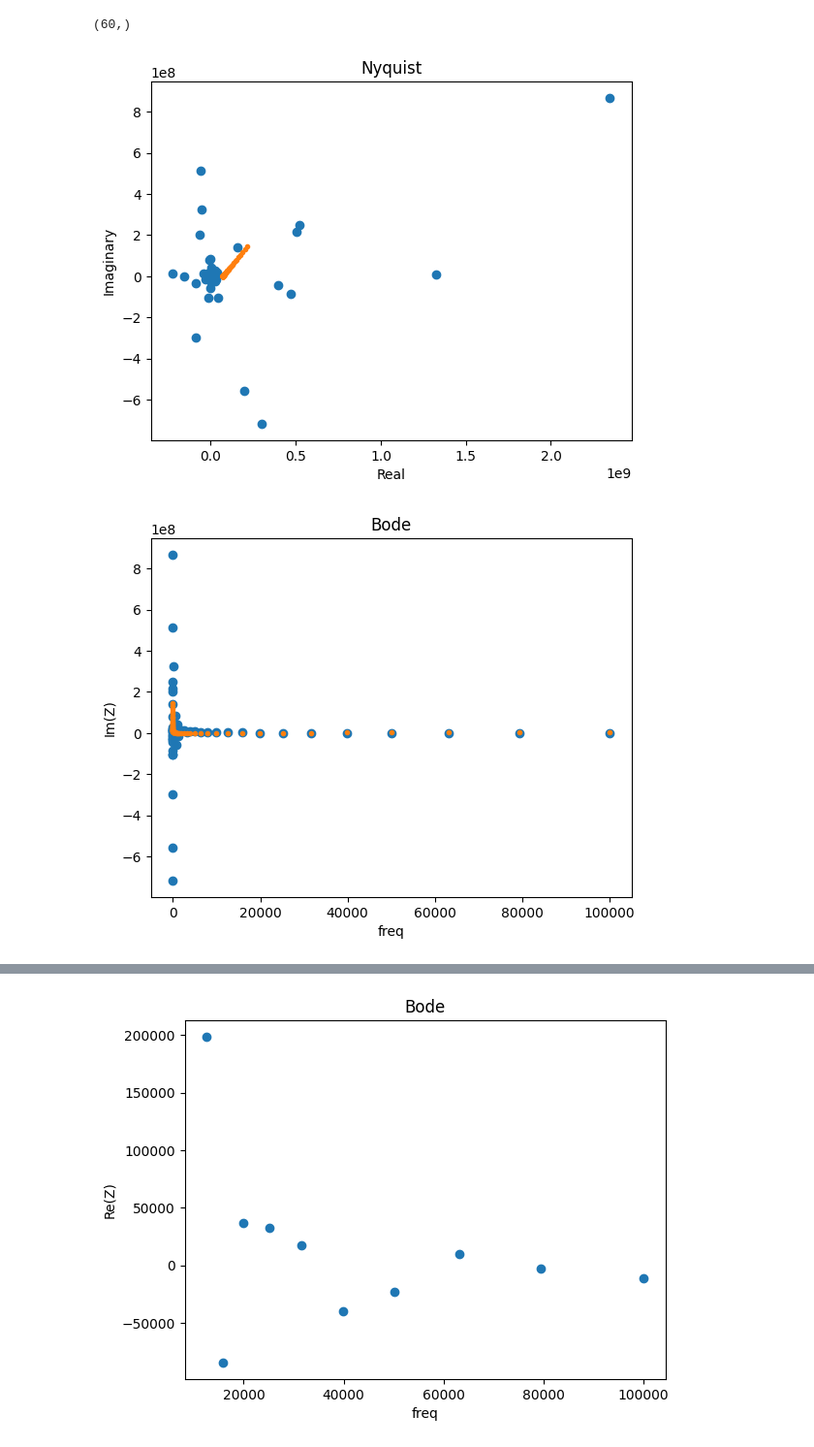
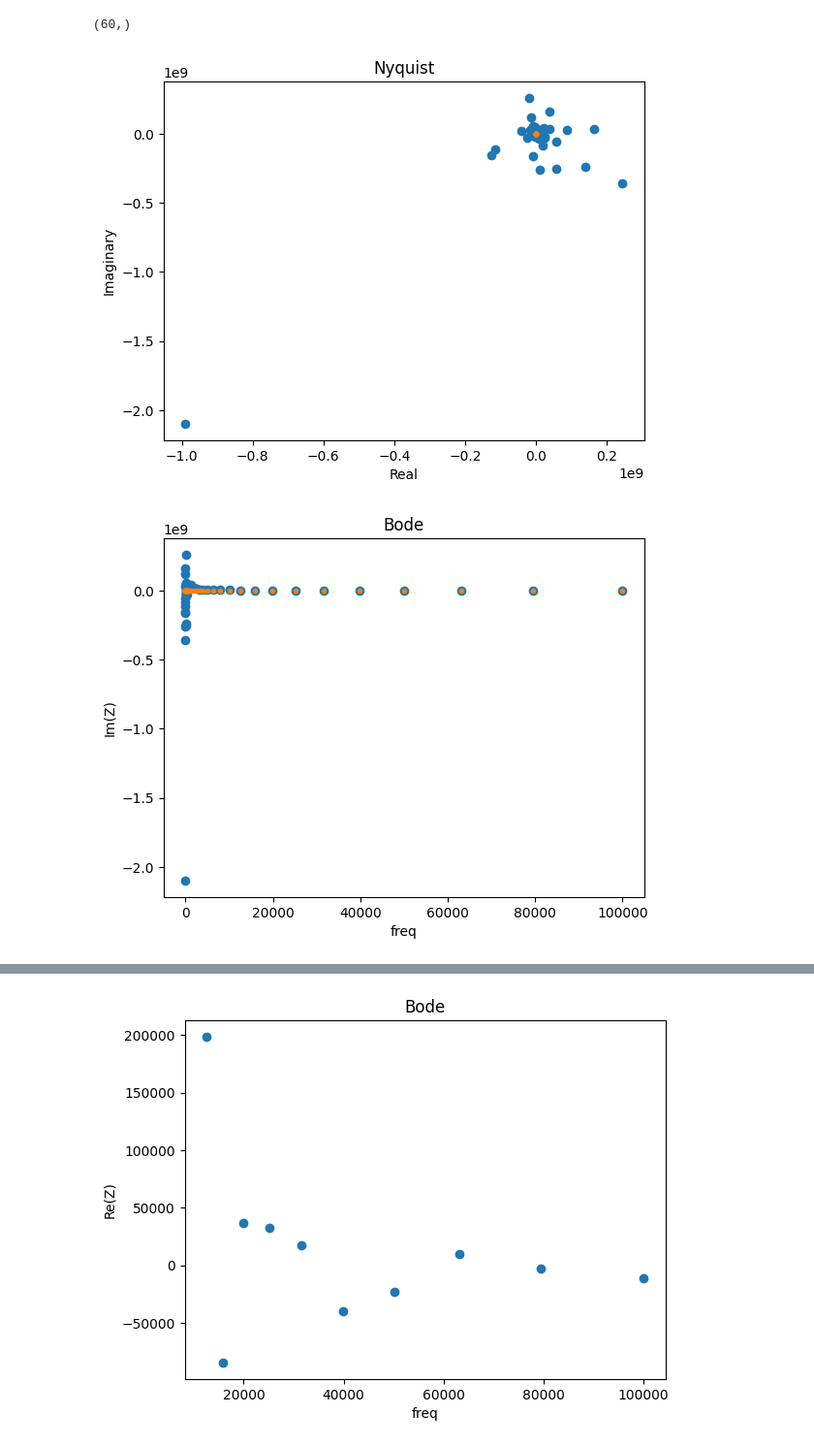
Before and after one commit to beepmo/gator, a Jupyter notebook: data/07-18/litao3_dryEIS_ycut.ipynb, the cells around one changed output, grey strips where cells are left out. Shown at 97% size. Saved outputs shown, nothing was run; the diff lists cells and outputs as text; code cells hidden in the pictures.

```diff
--- a/data/07-18/litao3_dryEIS_ycut.ipynb
+++ b/data/07-18/litao3_dryEIS_ycut.ipynb
@@ -103,36 +103,36 @@ freqs.shape
 # %% [output]
 (60,)
 # %%
-freqs, Z = preprocessing.readZPlot('DryLiTaO3ltoh.z')
+freqs, Z = preprocessing.readZPlot('YcutLiTaO3-Dryltoh.z')
 freqs, Z = np.delete(freqs, 32), np.delete(Z, 32) # remove 1 noise point (argmin(Z.imag))
 
 circuit = 'p(R0-W0,C0)'
 init = [10**6, 10**-7, 10**-8]
 
 circuit = CustomCircuit(circuit, initial_guess=init)
 circuit.fit(freqs, Z)
 Z_fit = circuit.predict(freqs)
 
 plt.plot(Z.real, -Z.imag, 'o')
 plt.plot(Z_fit.real, -Z_fit.imag, '.')
 plt.ylabel('Imaginary')
 plt.xlabel('Real')
 plt.title('Nyquist')
 plt.show()
 
 plt.plot(freqs, -Z.imag, 'o')
 plt.plot(freqs, -Z_fit.imag, '.')
 plt.ylabel('Im(Z)')
 plt.xlabel('freq')
 plt.title('Bode')
 plt.show()
 
 plt.plot(freqs, Z.real, 'o')
 plt.plot(freqs, Z_fit.real, '.')
 plt.ylabel('Re(Z)')
 plt.xlabel('freq')
 plt.title('Bode')
 plt.show()
 # %% [output]
-[figure, old version]
+[figure, new version]
-[figure, old version]
+[figure, new version]
```
Also changed, not shown: parts of 6 cells of this notebook.
